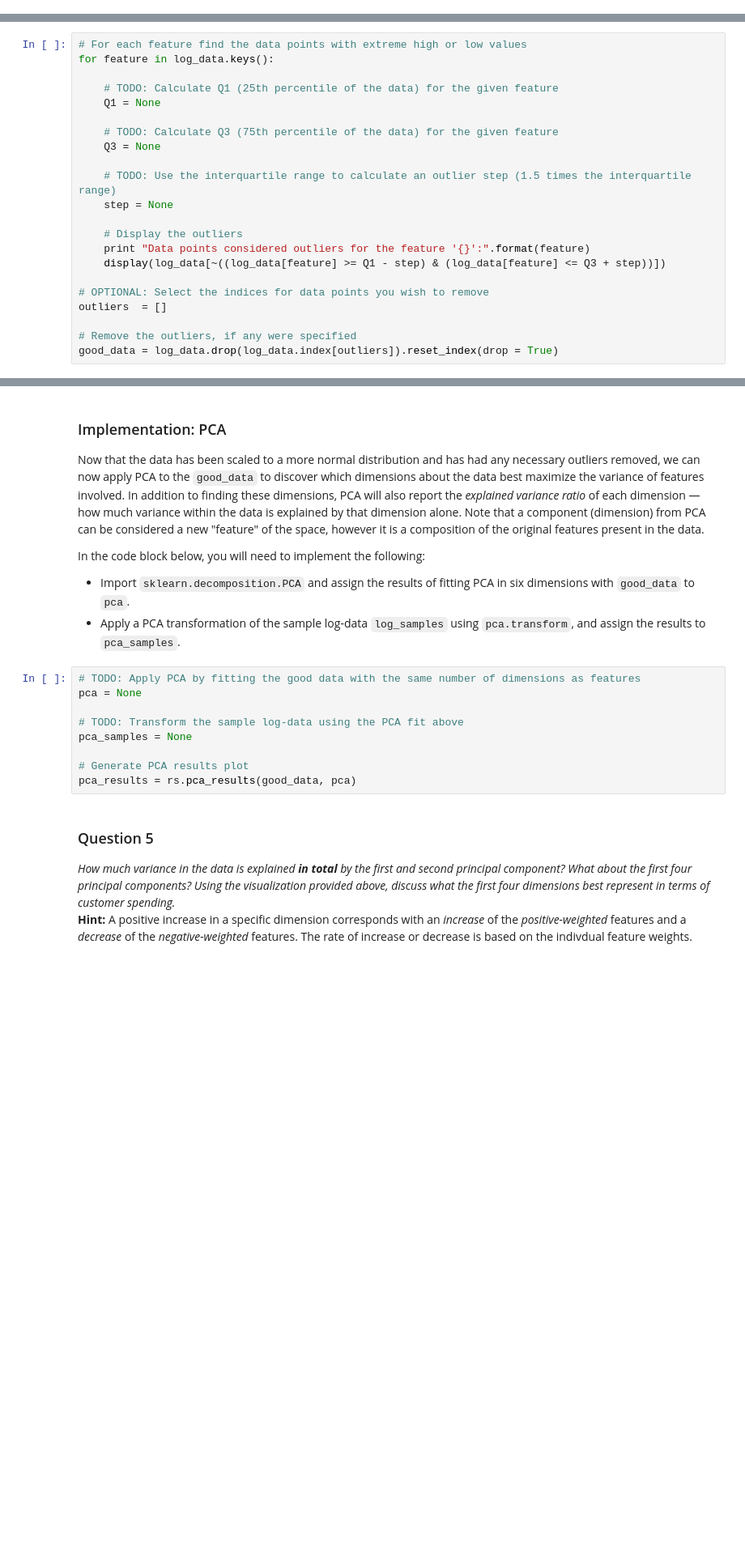
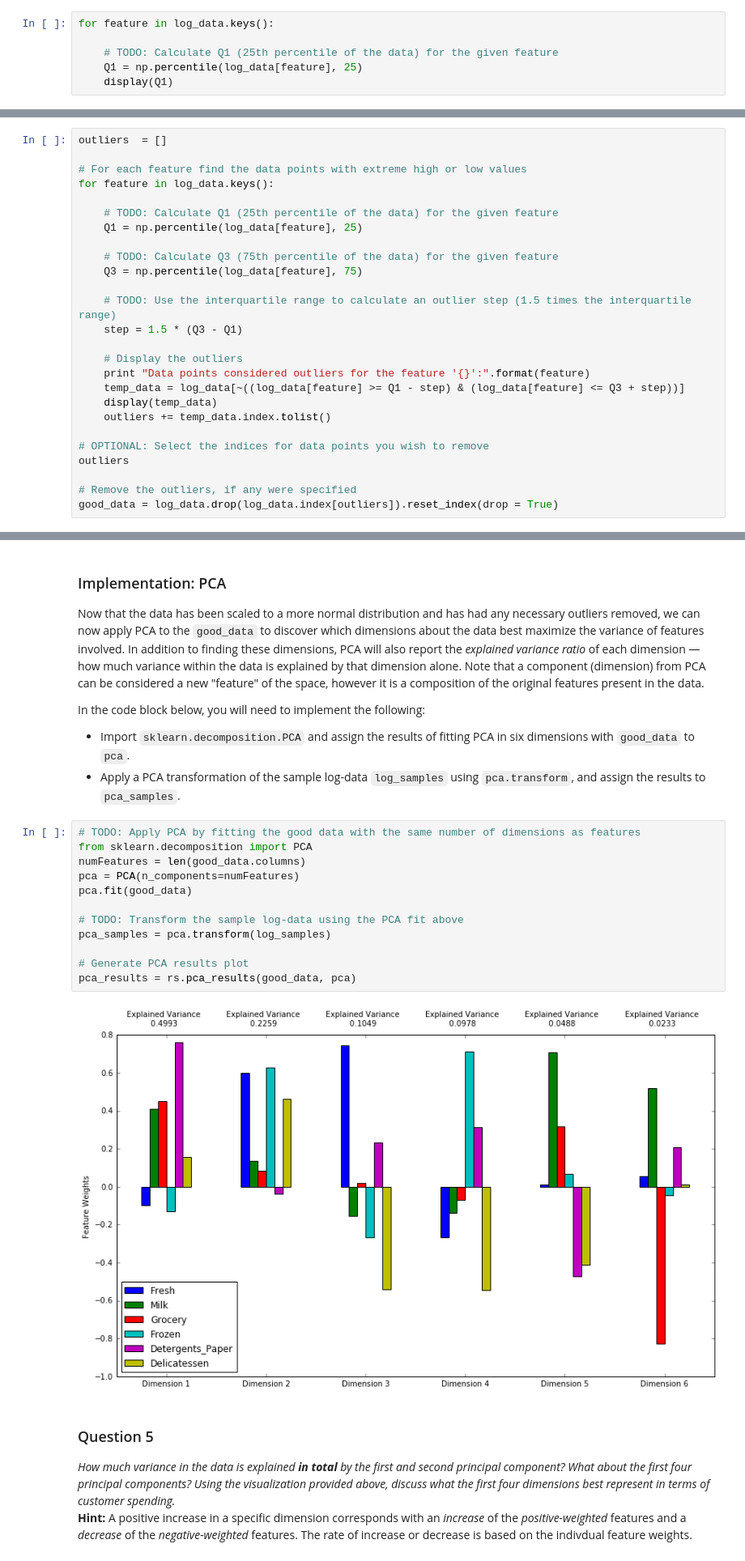
Before and after one commit to omoju/creatingCustomerSegments, a Jupyter notebook: customerSegments.ipynb, the cells around one changed output, grey strips where cells are left out. Shown: that part at 81% size. Cells and saved outputs as stored; diff of their text form; blank space fills up the shorter version.

```diff
--- a/customerSegments.ipynb
+++ b/customerSegments.ipynb
@@ -171,3 +189,9 @@ In the code block below, you will need to implement the following:
 
 **NOTE:** If you choose to remove any outliers, ensure that the sample data does not contain any of these points!
 Once you have performed this implementation, the dataset will be stored in the variable `good_data`.
+# %%
+for feature in log_data.keys():
+
+    # TODO: Calculate Q1 (25th percentile of the data) for the given feature
+    Q1 = np.percentile(log_data[feature], 25)
+    display(Q1)
@@ -174,22 +205,26 @@ Once you have performed this implementation, the dataset will be stored in the v
 # %%
+outliers  = []
+
 # For each feature find the data points with extreme high or low values
 for feature in log_data.keys():
 
     # TODO: Calculate Q1 (25th percentile of the data) for the given feature
-    Q1 = None
+    Q1 = np.percentile(log_data[feature], 25)
 
     # TODO: Calculate Q3 (75th percentile of the data) for the given feature
-    Q3 = None
+    Q3 = np.percentile(log_data[feature], 75)
 
     # TODO: Use the interquartile range to calculate an outlier step (1.5 times the interquartile range)
-    step = None
+    step = 1.5 * (Q3 - Q1)
 
     # Display the outliers
     print "Data points considered outliers for the feature '{}':".format(feature)
-    display(log_data[~((log_data[feature] >= Q1 - step) & (log_data[feature] <= Q3 + step))])
+    temp_data = log_data[~((log_data[feature] >= Q1 - step) & (log_data[feature] <= Q3 + step))]
+    display(temp_data)
+    outliers += temp_data.index.tolist()
 
 # OPTIONAL: Select the indices for data points you wish to remove
-outliers  = []
+outliers
 
 # Remove the outliers, if any were specified
 good_data = log_data.drop(log_data.index[outliers]).reset_index(drop = True)
@@ -211,13 +311,18 @@ In the code block below, you will need to implement the following:
  - Apply a PCA transformation of the sample log-data `log_samples` using `pca.transform`, and assign the results to `pca_samples`.
 # %%
 # TODO: Apply PCA by fitting the good data with the same number of dimensions as features
-pca = None
+from sklearn.decomposition import PCA
+numFeatures = len(good_data.columns)
+pca = PCA(n_components=numFeatures)
+pca.fit(good_data)
 
 # TODO: Transform the sample log-data using the PCA fit above
-pca_samples = None
+pca_samples = pca.transform(log_samples)
 
 # Generate PCA results plot
 pca_results = rs.pca_results(good_data, pca)
+# %% [output]
+[figure, added]
 # %% [markdown]
 ### Question 5
 *How much variance in the data is explained* ***in total*** *by the first and second principal component? What about the first four principal components? Using the visualization provided above, discuss what the first four dimensions best represent in terms of customer spending.*
```
Also changed, not shown: parts of 8 cells of this notebook.
